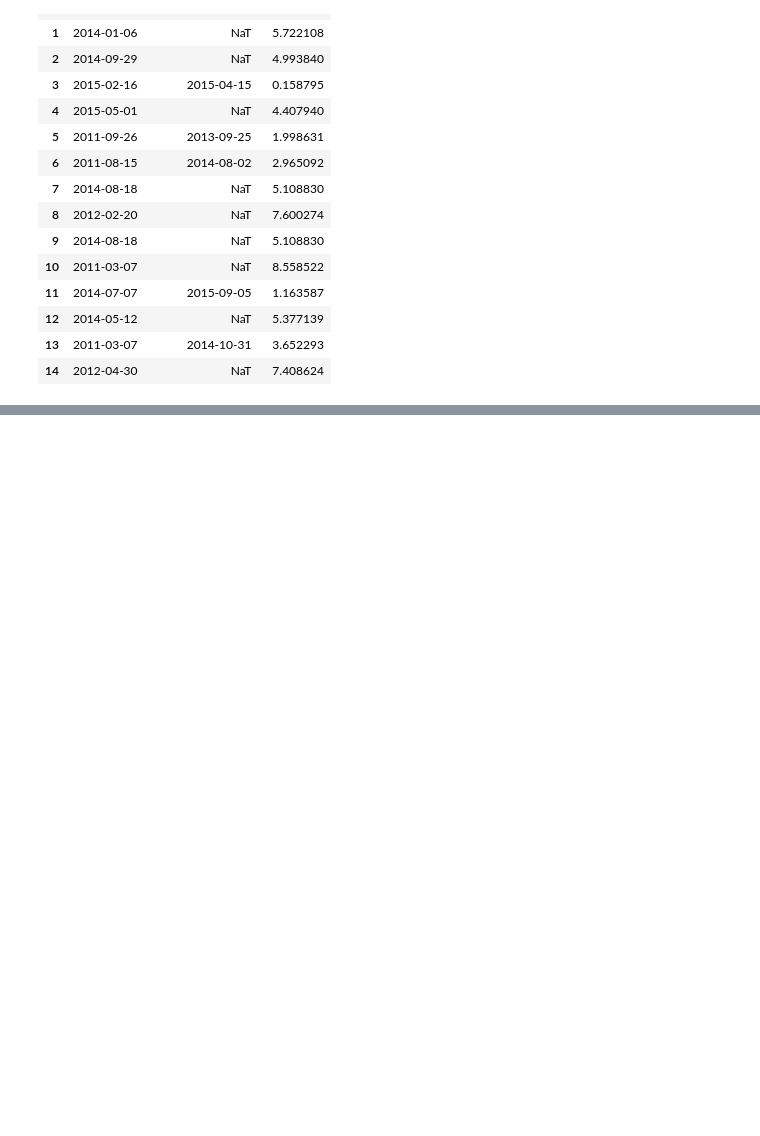
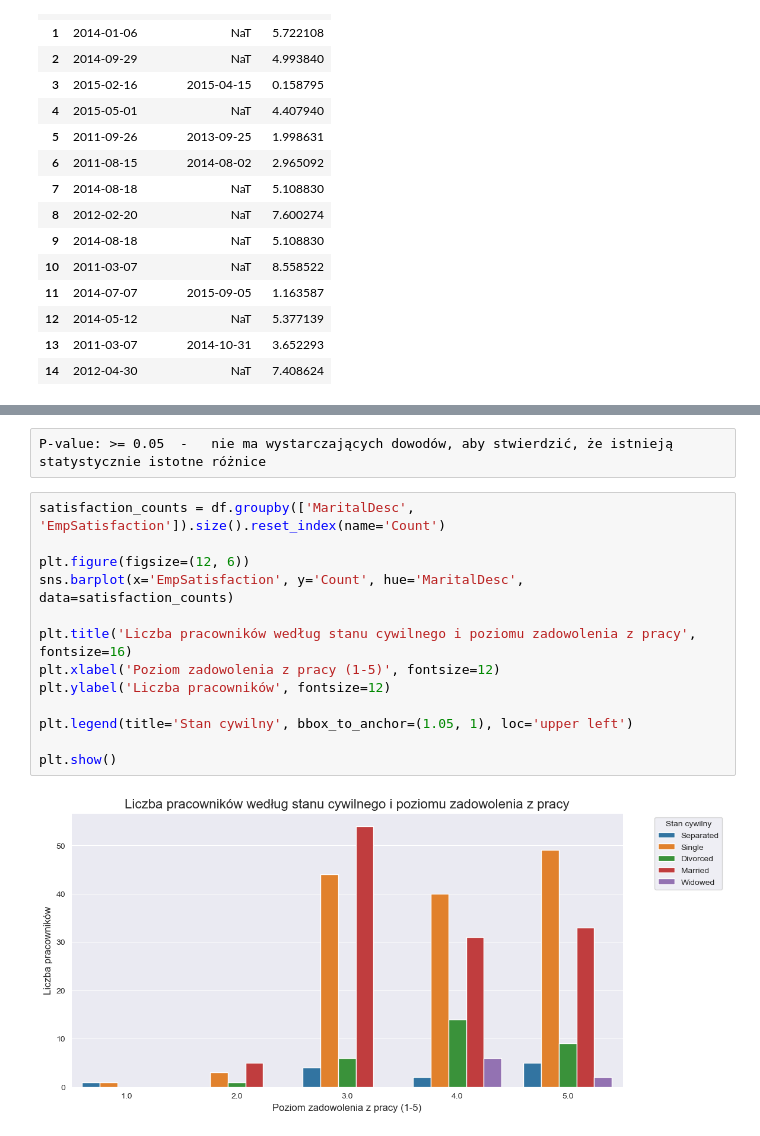
Before and after one commit to GregoireVerte/hr_data, a Jupyter notebook: hr_data.ipynb, the cells around one changed output, grey strips where cells are left out. Drawn from its saved outputs; the diff is of its cells as text; blank space fills up the shorter version.

Commit message:
add_marital_score

```diff
--- a/hr_data.ipynb
+++ b/hr_data.ipynb
@@ -311,0 +435,17 @@ df[['DateofHire','DateofTermination','Seniority']].head(15)
+# %% [raw]
+P-value: >= 0.05  -   nie ma wystarczających dowodów, aby stwierdzić, że istnieją statystycznie istotne różnice
+# %%
+satisfaction_counts = df.groupby(['MaritalDesc', 'EmpSatisfaction']).size().reset_index(name='Count')
+
+plt.figure(figsize=(12, 6))
+sns.barplot(x='EmpSatisfaction', y='Count', hue='MaritalDesc', data=satisfaction_counts)
+
+plt.title('Liczba pracowników według stanu cywilnego i poziomu zadowolenia z pracy', fontsize=16)
+plt.xlabel('Poziom zadowolenia z pracy (1-5)', fontsize=12)
+plt.ylabel('Liczba pracowników', fontsize=12)
+
+plt.legend(title='Stan cywilny', bbox_to_anchor=(1.05, 1), loc='upper left')
+
+plt.show()
+# %% [output]
+[figure, added]
```
Also changed, not shown: parts of 14 cells of this notebook.
